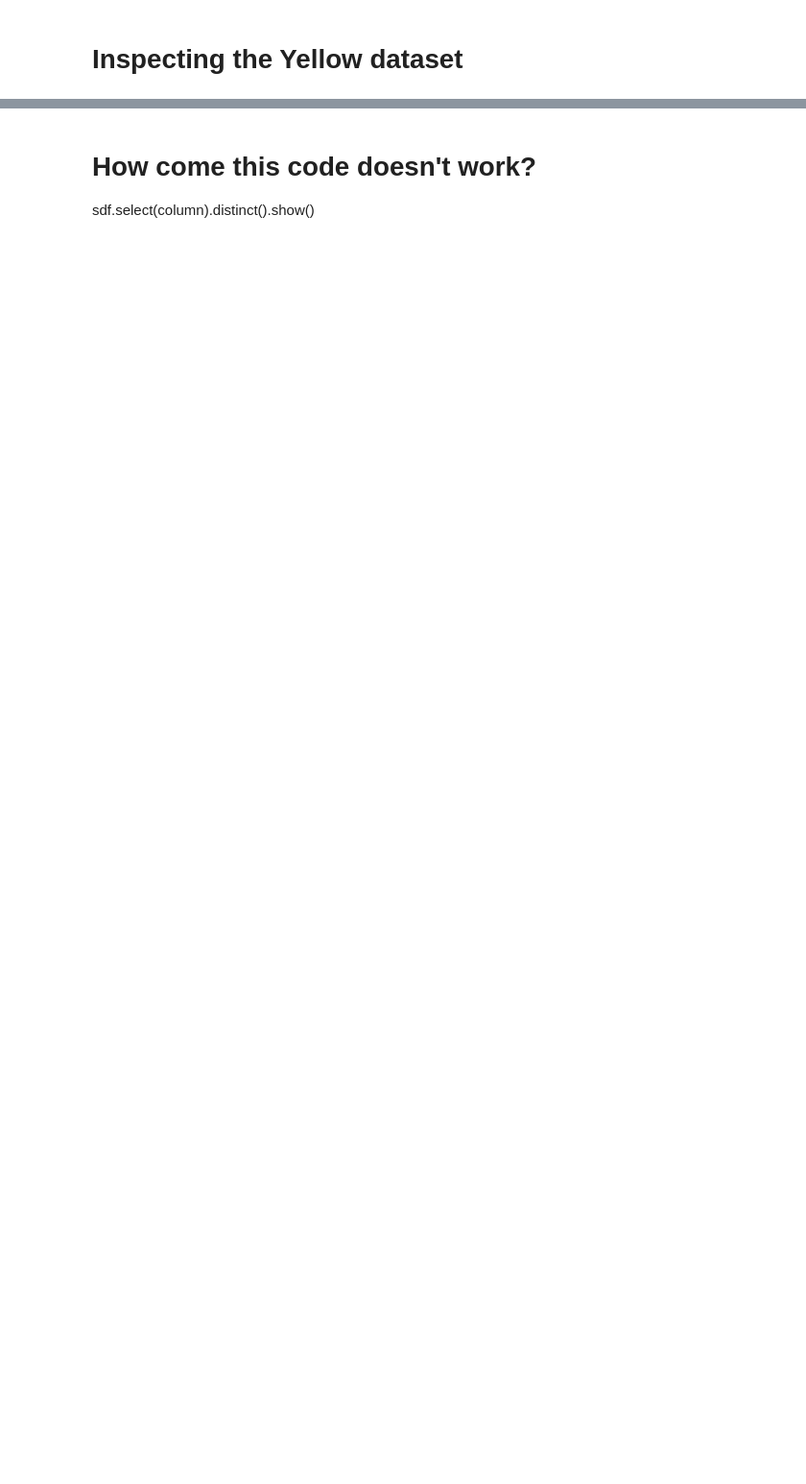
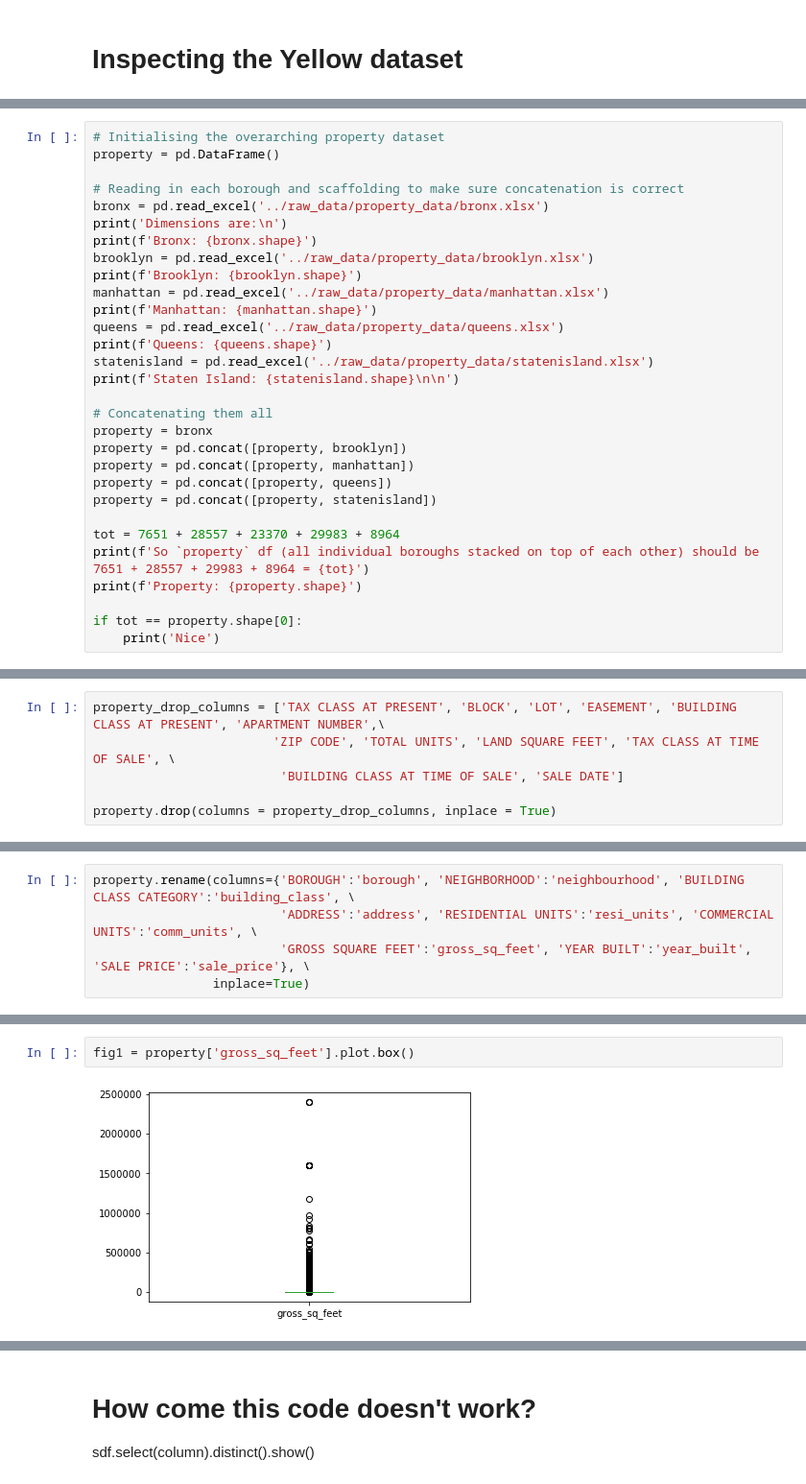
Before and after one commit to arjunrajkumar-ds/ADS_Project_1, a Jupyter notebook: code/preprocessing.ipynb, the cells around one changed output, grey strips where cells are left out. Shown at 96% size. Saved outputs shown, nothing was run; the diff lists cells and outputs as text; blank space fills up the shorter version.

```diff
--- a/code/preprocessing.ipynb
+++ b/code/preprocessing.ipynb
@@ -37,0 +91,30 @@ yellow.limit(10)
+# %%
+# Initialising the overarching property dataset
+property = pd.DataFrame()
+
+# Reading in each borough and scaffolding to make sure concatenation is correct
+bronx = pd.read_excel('../raw_data/property_data/bronx.xlsx')
+print('Dimensions are:\n')
+print(f'Bronx: {bronx.shape}')
+brooklyn = pd.read_excel('../raw_data/property_data/brooklyn.xlsx')
+print(f'Brooklyn: {brooklyn.shape}')
+manhattan = pd.read_excel('../raw_data/property_data/manhattan.xlsx')
+print(f'Manhattan: {manhattan.shape}')
+queens = pd.read_excel('../raw_data/property_data/queens.xlsx')
+print(f'Queens: {queens.shape}')
+statenisland = pd.read_excel('../raw_data/property_data/statenisland.xlsx')
+print(f'Staten Island: {statenisland.shape}\n\n')
+
+# Concatenating them all
+property = bronx
+property = pd.concat([property, brooklyn])
+property = pd.concat([property, manhattan])
+property = pd.concat([property, queens])
+property = pd.concat([property, statenisland])
+
+tot = 7651 + 28557 + 23370 + 29983 + 8964
+print(f'So `property` df (all individual boroughs stacked on top of each other) should be 7651 + 28557 + 29983 + 8964 = {tot}')
+print(f'Property: {property.shape}')
+
+if tot == property.shape[0]:
+    print('Nice')
@@ -37,0 +222,6 @@ yellow.limit(10)
+# %%
+property_drop_columns = ['TAX CLASS AT PRESENT', 'BLOCK', 'LOT', 'EASEMENT', 'BUILDING CLASS AT PRESENT', 'APARTMENT NUMBER',\
+                        'ZIP CODE', 'TOTAL UNITS', 'LAND SQUARE FEET', 'TAX CLASS AT TIME OF SALE', \
+                         'BUILDING CLASS AT TIME OF SALE', 'SALE DATE']
+
+property.drop(columns = property_drop_columns, inplace = True)
@@ -37,0 +244,5 @@ yellow.limit(10)
+# %%
+property.rename(columns={'BOROUGH':'borough', 'NEIGHBORHOOD':'neighbourhood', 'BUILDING CLASS CATEGORY':'building_class', \
+                         'ADDRESS':'address', 'RESIDENTIAL UNITS':'resi_units', 'COMMERCIAL UNITS':'comm_units', \
+                         'GROSS SQUARE FEET':'gross_sq_feet', 'YEAR BUILT':'year_built', 'SALE PRICE':'sale_price'}, \
+                inplace=True)
@@ -37,0 +308,4 @@ yellow.limit(10)
+# %%
+fig1 = property['gross_sq_feet'].plot.box()
+# %% [output]
+[figure, added]
```
Also changed, not shown: parts of 65 cells of this notebook, 1 other file.
